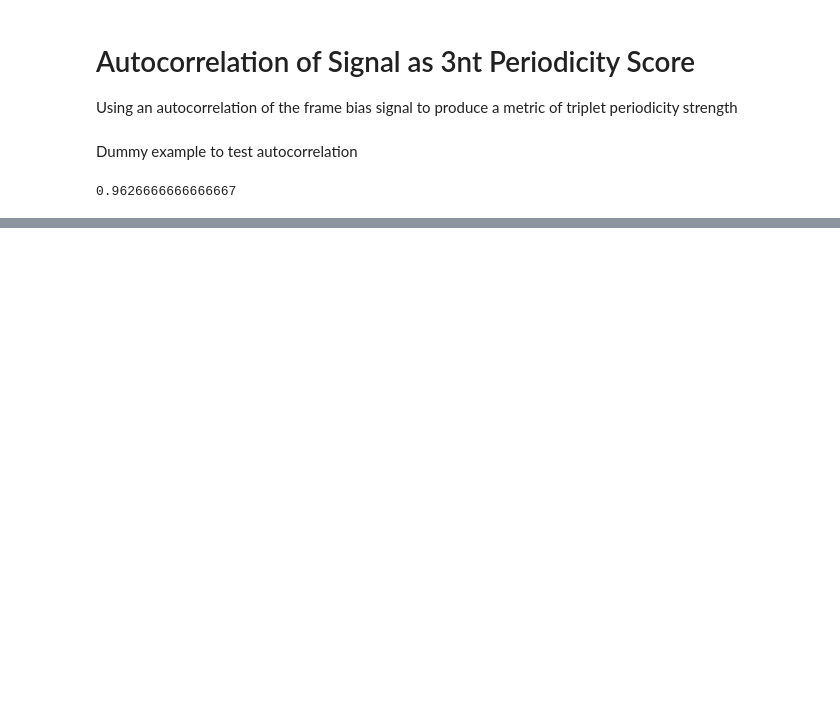
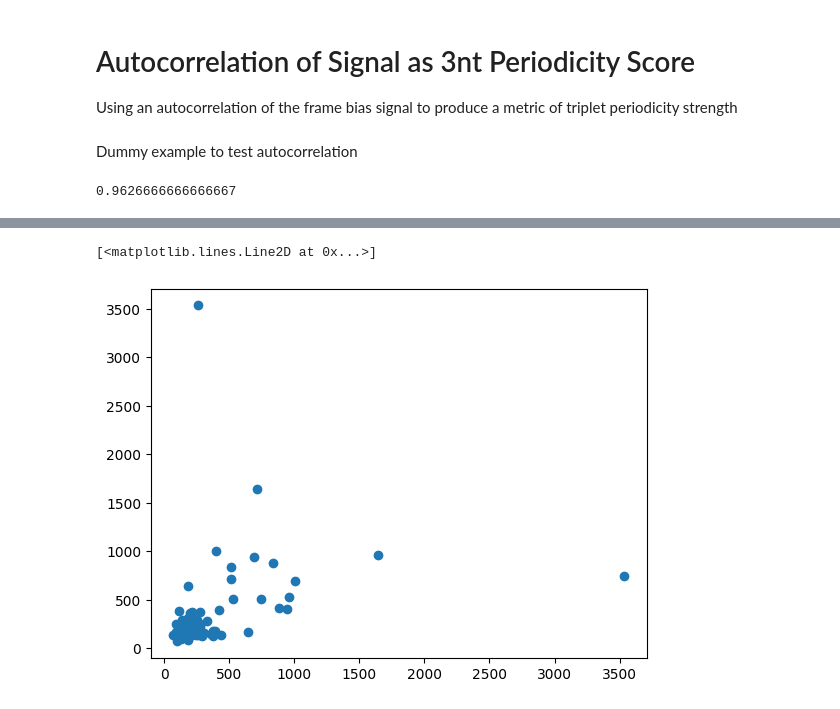
Before and after one commit to JackCurragh/Metric-Analysis, a Jupyter notebook: triplet_periodicity/autocorrelation.ipynb, the cells around one changed output, grey strips where cells are left out. Cells and saved outputs as stored; diff of their text form; code cells hidden in the pictures; blank space fills up the shorter version.

```diff
--- a/triplet_periodicity/autocorrelation.ipynb
+++ b/triplet_periodicity/autocorrelation.ipynb
@@ -23,0 +226,5 @@ print(autocorrelation(signal, 3))
+# %%
+plt.plot(twenty_nine_counts[:-3], twenty_nine_counts[3:], 'o')
+# %% [output]
+[<matplotlib.lines.Line2D at 0x...>]
+[figure, added]
```
Also changed, not shown: parts of 23 cells of this notebook.
